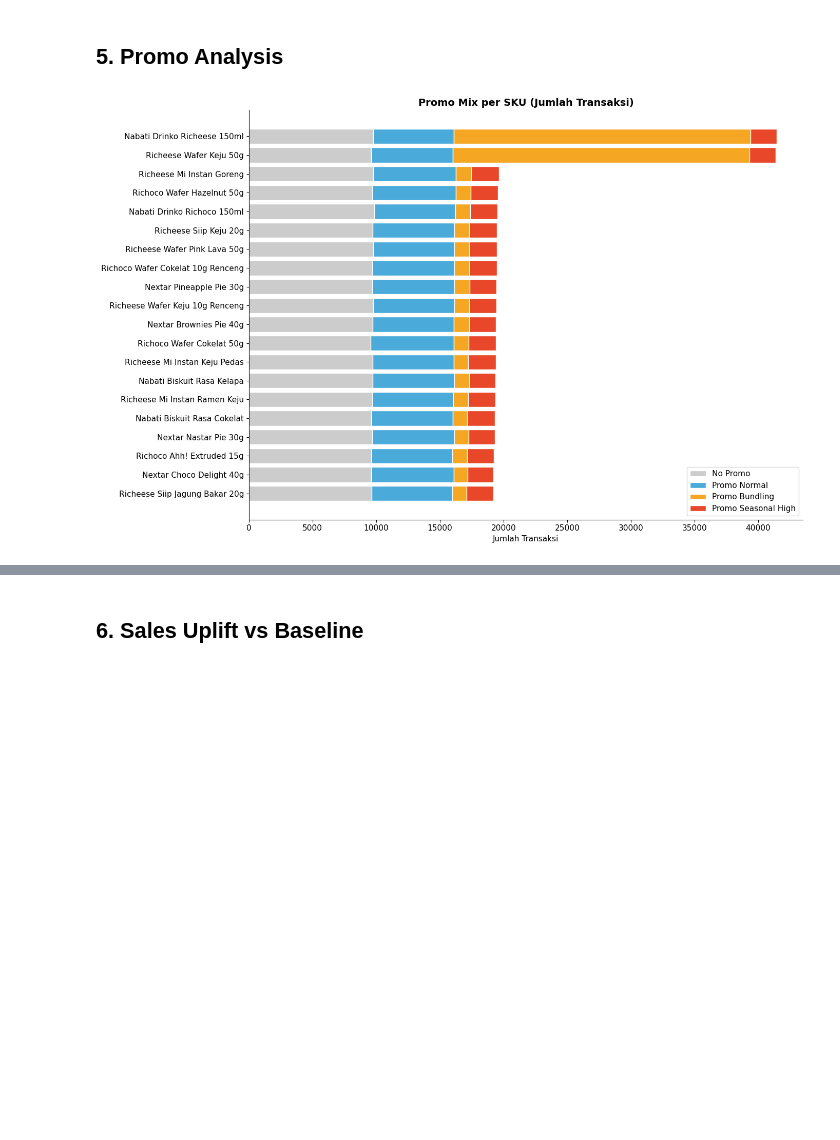
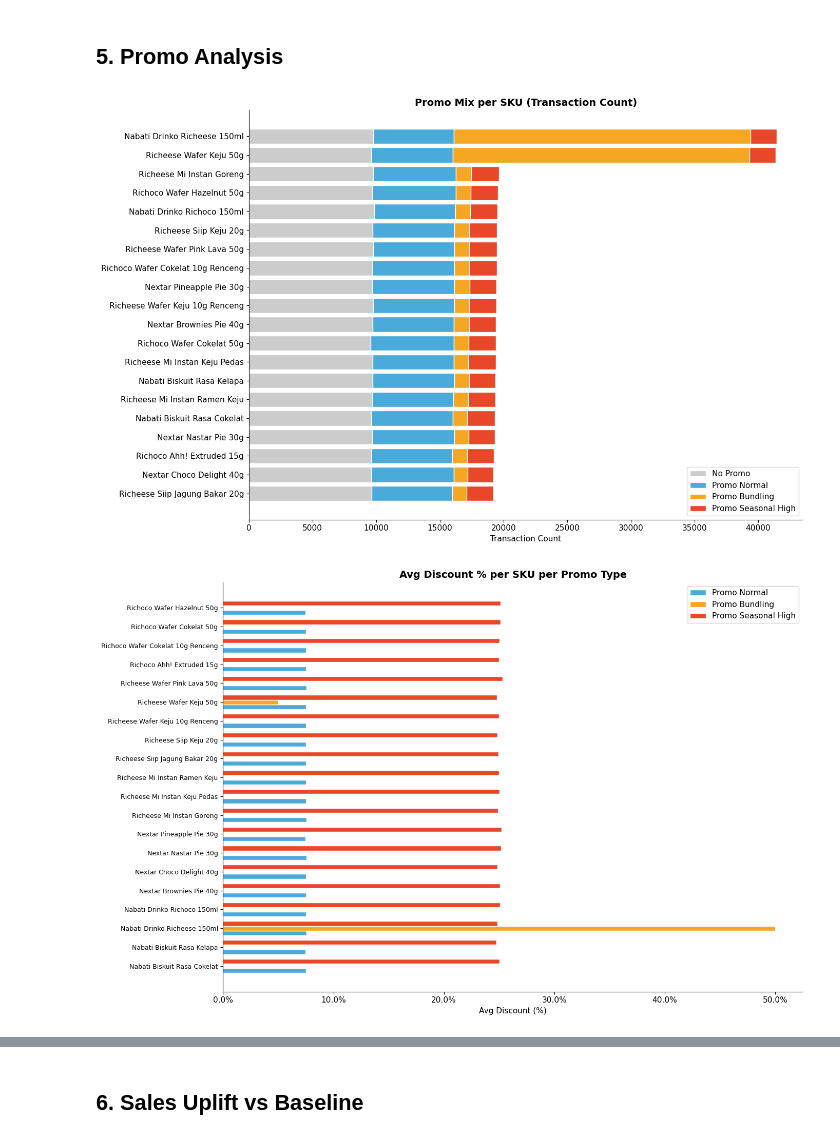
Before and after one commit to erlmf/capstone-project, a Jupyter notebook: notebooks/01_eda_cannibalization.ipynb, the cells around one changed output, grey strips where cells are left out. Drawn from its saved outputs; the diff is of its cells as text; code cells hidden in the pictures; blank space fills up the shorter version.

```diff
--- a/notebooks/01_eda_cannibalization.ipynb
+++ b/notebooks/01_eda_cannibalization.ipynb
@@ -231,0 +191,19 @@ Minggu tidak penuh   : 5 minggu (akan di-exclude)
+# %%
+# Cell 6 — Daily Promo Breakdown (Long Format)
+df_full_daily = df_full.groupby(['Date', 'Week', 'SKU_ID', 'Promo_Category']).agg(
+    daily_qty     = ('Qty', 'sum'),
+    daily_txn     = ('TransactionID', 'nunique'),
+    avg_disc_pct  = ('DiscountPercentage', lambda x:
+                     (x * df_full.loc[x.index, 'Qty']).sum() /
+                     df_full.loc[x.index, 'Qty'].sum()),
+).reset_index()
+
+# proporsi tipe ini dibanding total transaksi hari itu per SKU
+daily_total = df_full.groupby(['Date', 'SKU_ID'])['TransactionID'].nunique().reset_index()
+daily_total.columns = ['Date', 'SKU_ID', 'total_txn_day']
+
+df_full_daily = df_full_daily.merge(daily_total, on=['Date', 'SKU_ID'])
+df_full_daily['promo_type_pct'] = df_full_daily['daily_txn'] / df_full_daily['total_txn_day']
+
+print(f'✅ Daily shape: {df_full_daily.shape}')
+print(df_full_daily.head(10).to_string())
@@ -273,34 +312,98 @@ plt.show()
 # %% [markdown]
 ## 5. Promo Analysis
 # %%
-# --- 5A. Promo Mix per SKU (Stacked Bar) ---
-promo_mix = df_full.groupby(['SKU','Promo_Category']).size().reset_index(name='count')
-promo_pivot = promo_mix.pivot(index='SKU', columns='Promo_Category', values='count').fillna(0)
+# Cell 9 — Promo Analysis
 
-# sort by total
+# --- 9A. Promo Mix per SKU (Stacked Bar) ---
+promo_mix = weekly.groupby(['SKU', 'Promo_Category'])['total_txn'].sum().reset_index()
+promo_pivot = promo_mix.pivot(index='SKU', columns='Promo_Category', values='total_txn').fillna(0)
 promo_pivot['_total'] = promo_pivot.sum(axis=1)
 promo_pivot = promo_pivot.sort_values('_total').drop(columns='_total')
 
 promo_colors = {
     'No Promo'           : '#CCCCCC',
     'Promo Normal'       : '#4AABDB',
     'Promo Bundling'     : '#F5A623',
     'Promo Seasonal High': '#E8472A'
 }
 
 fig, ax = plt.subplots(figsize=(14, 9))
 bottom = np.zeros(len(promo_pivot))
-for col in ['No Promo','Promo Normal','Promo Bundling','Promo Seasonal High']:
+for col in ['No Promo', 'Promo Normal', 'Promo Bundling', 'Promo Seasonal High']:
     if col in promo_pivot.columns:
         vals = promo_pivot[col].values
         ax.barh(promo_pivot.index, vals, left=bottom,
                 color=promo_colors[col], label=col, edgecolor='white')
         bottom += vals
 
-ax.set_title('Promo Mix per SKU (Jumlah Transaksi)', fontsize=14, fontweight='bold')
-ax.set_xlabel('Jumlah Transaksi')
+ax.set_title('Promo Mix per SKU (Transaction Count)', fontsize=14, fontweight='bold')
+ax.set_xlabel('Transaction Count')
 ax.legend(loc='lower right')
 plt.tight_layout()
 plt.show()
+
+# --- 9B. Avg Discount % per SKU per Promo Type ---
+disc_sku = weekly[weekly['Promo_Category'] != 'No Promo'].copy()
+disc_sku = disc_sku.groupby(['SKU', 'Brand', 'Promo_Category'])['avg_disc_pct'].mean().reset_index()
+disc_sku = disc_sku.sort_values(['SKU', 'avg_disc_pct'])
+
+fig, ax = plt.subplots(figsize=(14, 9))
+promo_types = ['Promo Normal', 'Promo Bundling', 'Promo Seasonal High']
+x = np.arange(len(disc_sku['SKU'].unique()))
+skus = disc_sku['SKU'].unique()
+width = 0.25
+
+for i, ptype in enumerate(promo_types):
+    vals = []
+    for sku in skus:
+        row = disc_sku[(disc_sku['SKU'] == sku) & (disc_sku['Promo_Category'] == ptype)]
+        vals.append(row['avg_disc_pct'].values[0] * 100 if len(row) > 0 else 0)
+    ax.barh(x + i * width, vals, width, label=ptype,
+            color=promo_colors[ptype], edgecolor='white')
+
+ax.set_yticks(x + width)
+ax.set_yticklabels(skus, fontsize=9)
+ax.set_title('Avg Discount % per SKU per Promo Type', fontsize=14, fontweight='bold')
+ax.set_xlabel('Avg Discount (%)')
+ax.xaxis.set_major_formatter(mticker.FormatStrFormatter('%.1f%%'))
+ax.legend()
+plt.tight_layout()
+plt.show()
+
+# --- 9C. Promo Timing Heatmap (semua tipe yang aktif) ---
+# Buat satu kolom per promo type, nilai = avg_promo_type_pct minggu itu
+
+promo_types_list = ['Promo Normal', 'Promo Bundling', 'Promo Seasonal High']
+
+# pivot per promo type
+fig, axes = plt.subplots(3, 1, figsize=(20, 12), sharex=True)
+
+for ax, ptype in zip(axes, promo_types_list):
+    subset = weekly[weekly['Promo_Category'] == ptype].pivot(
+        index='SKU', columns='Week', values='avg_promo_type_pct'
+    ).fillna(0)
+    subset.columns = [str(c)[:10] for c in subset.columns]
+
+    sns.heatmap(
+        subset,
+        cmap='YlOrRd',
+        linewidths=0.3,
+        linecolor='white',
+        ax=ax,
+        vmin=0, vmax=1,
+        cbar_kws={'label': 'Promo Type %'}
+    )
+    ax.set_title(ptype, fontsize=12, fontweight='bold')
+    ax.set_ylabel('')
+    ax.set_xlabel('')
+
+plt.suptitle('Promo Timing per Tipe — Intensitas per SKU per Minggu',
+             fontsize=14, fontweight='bold', y=1.01)
+plt.xticks(rotation=45, ha='right', fontsize=8)
+plt.tight_layout()
+plt.show()
+
+print('\n💡 Perhatikan SKU yang sering promo bersamaan — kandidat cannibalization!')
 # %% [output]
 [figure]
+[figure, added]
```
Also changed, not shown: parts of 15 cells of this notebook, 4 other files.
